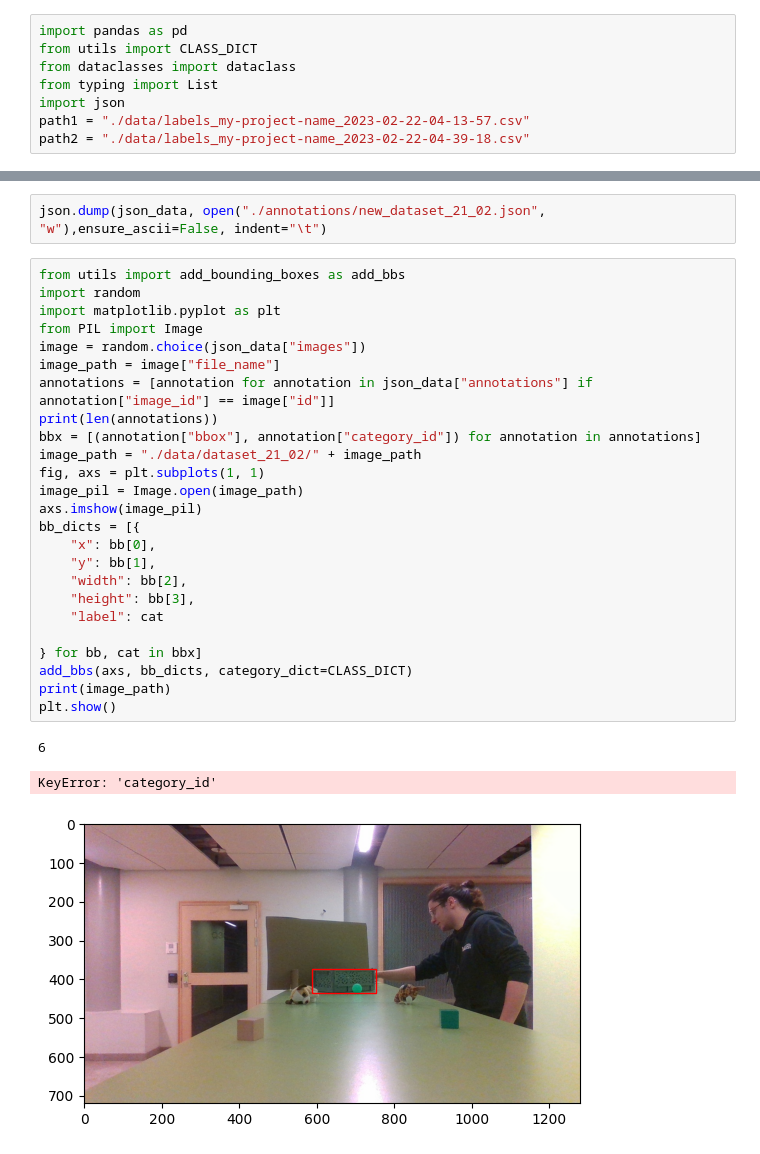
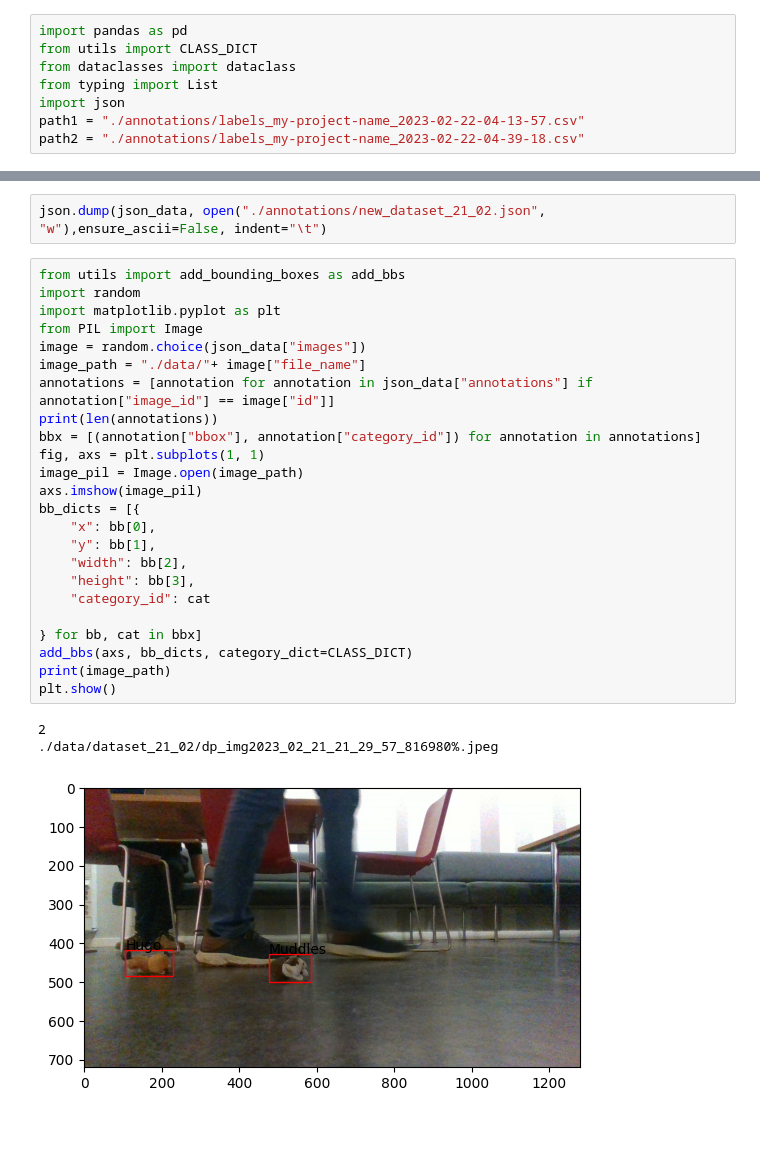
Before and after one commit to DopeyRobot/Dopey-DD2419, a Jupyter notebook: src/bounding_box_detection/src/json_from_csv.ipynb, the cells around one changed output, grey strips where cells are left out. Saved outputs shown, nothing was run; the diff lists cells and outputs as text.

```diff
--- a/src/bounding_box_detection/src/json_from_csv.ipynb
+++ b/src/bounding_box_detection/src/json_from_csv.ipynb
@@ -4,8 +4,8 @@ from utils import CLASS_DICT
 from dataclasses import dataclass
 from typing import List
 import json
-path1 = "./data/labels_my-project-name_2023-02-22-04-13-57.csv"
-path2 = "./data/labels_my-project-name_2023-02-22-04-39-18.csv"
+path1 = "./annotations/labels_my-project-name_2023-02-22-04-13-57.csv"
+path2 = "./annotations/labels_my-project-name_2023-02-22-04-39-18.csv"
 # %%
 REVERSED_CLASS_DICT = {v: k for k, v in CLASS_DICT.items()}
 ROOT_PATH = "dataset_21_02/"
@@ -117,29 +120,28 @@ json.dump(json_data, open("./annotations/new_dataset_21_02.json", "w"),ensure_as
 # %%
 from utils import add_bounding_boxes as add_bbs
 import random
 import matplotlib.pyplot as plt
 from PIL import Image
 image = random.choice(json_data["images"])
-image_path = image["file_name"]
+image_path = "./data/"+ image["file_name"]
 annotations = [annotation for annotation in json_data["annotations"] if annotation["image_id"] == image["id"]]
 print(len(annotations))
 bbx = [(annotation["bbox"], annotation["category_id"]) for annotation in annotations]
-image_path = "./data/dataset_21_02/" + image_path
 fig, axs = plt.subplots(1, 1)
 image_pil = Image.open(image_path)
 axs.imshow(image_pil)
 bb_dicts = [{
     "x": bb[0],
     "y": bb[1],
     "width": bb[2],
     "height": bb[3],
-    "label": cat
+    "category_id": cat
 
 } for bb, cat in bbx]
 add_bbs(axs, bb_dicts, category_dict=CLASS_DICT)
 print(image_path)
 plt.show()
 # %% [output]
-6
+2
+./data/dataset_21_02/dp_img2023_02_21_21_29_57_816980%.jpeg
-KeyError: 'category_id'
-[figure, old version]
+[figure, new version]
```
Also changed, not shown: parts of 1 cell of this notebook, 9 other files.
